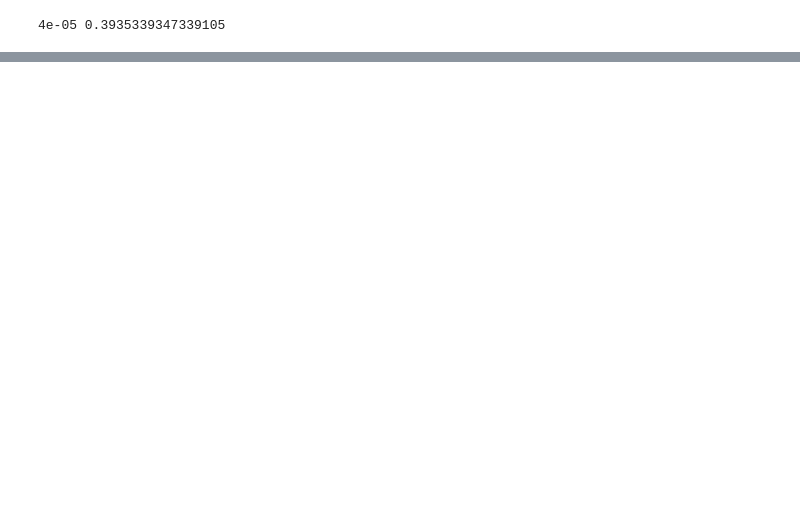
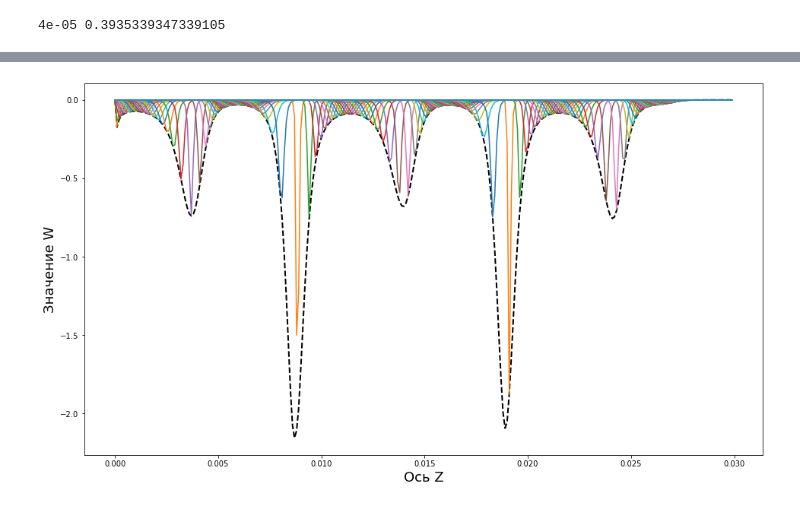
Before and after one commit to KokorinIlya/computational_methods, a Jupyter notebook: Coursework/main.ipynb, the cells around one changed output, grey strips where cells are left out. Cells and saved outputs as stored; diff of their text form; code cells hidden in the pictures; blank space fills up the shorter version.

```diff
--- a/Coursework/main.ipynb
+++ b/Coursework/main.ipynb
@@ -186,2 +201,19 @@ def show_series(Ys, step):
     plt.show()
+# %%
+def show_w(step):
+    zs = np.arange(a, b, dz)
+    plt.subplots(figsize=(16,9))
+    Ws = np.array([W_vectorized(Xs[i], Ts[i]) for i in range(len(Xs))])
+    bound_Ws = np.apply_along_axis(np.amin, 0, Ws)
+    plt.plot(zs, bound_Ws, linestyle='--', color='black', linewidth=2.0)
+    for i in range(0, len(Xs), step):
+        plt.plot(zs, Ws[i])
+    plt.xlabel('Ось Z', fontsize=18)
+    plt.ylabel('Значение W', fontsize=18)
+    plt.savefig('W_seriens.png')
+    plt.show()
+# %%
+show_w(50)
+# %% [output]
+[figure, added]
 # %%
```
Also changed, not shown: parts of 7 cells of this notebook, 5 other files.
